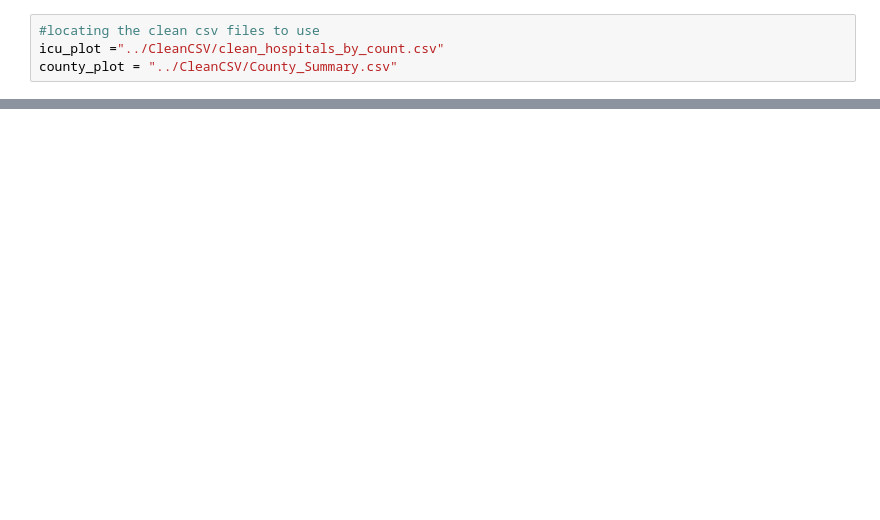
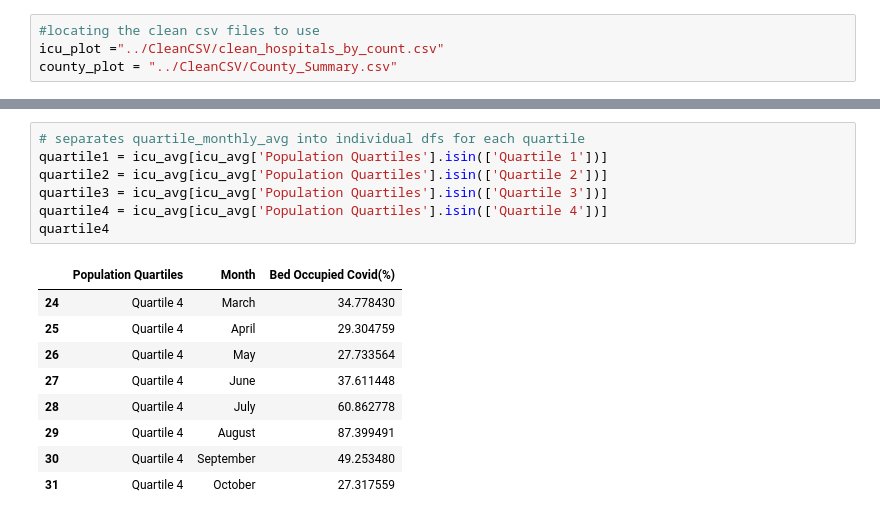
Before and after one commit to alexcorona-25/UCI-Project-1-Group-10, a Jupyter notebook: Analysis/Analysis Acorona.ipynb, the cells around one changed output, grey strips where cells are left out. Saved outputs shown, nothing was run; the diff lists cells and outputs as text; blank space fills up the shorter version.

```diff
--- a/Analysis/Analysis Acorona.ipynb
+++ b/Analysis/Analysis Acorona.ipynb
@@ -70,0 +105,17 @@ plt.show()
+# %%
+# separates quartile_monthly_avg into individual dfs for each quartile
+quartile1 = icu_avg[icu_avg['Population Quartiles'].isin(['Quartile 1'])]
+quartile2 = icu_avg[icu_avg['Population Quartiles'].isin(['Quartile 2'])]
+quartile3 = icu_avg[icu_avg['Population Quartiles'].isin(['Quartile 3'])]
+quartile4 = icu_avg[icu_avg['Population Quartiles'].isin(['Quartile 4'])]
+quartile4
+# %% [output]
+|  | Population Quartiles | Month | Bed Occupied Covid(%) |
+| 24 | Quartile 4 | March | 34.778430 |
+| 25 | Quartile 4 | April | 29.304759 |
+| 26 | Quartile 4 | May | 27.733564 |
+| 27 | Quartile 4 | June | 37.611448 |
+| 28 | Quartile 4 | July | 60.862778 |
+| 29 | Quartile 4 | August | 87.399491 |
+| 30 | Quartile 4 | September | 49.253480 |
+| 31 | Quartile 4 | October | 27.317559 |
```
Also changed, not shown: parts of 9 cells of this notebook, 1 other file.
